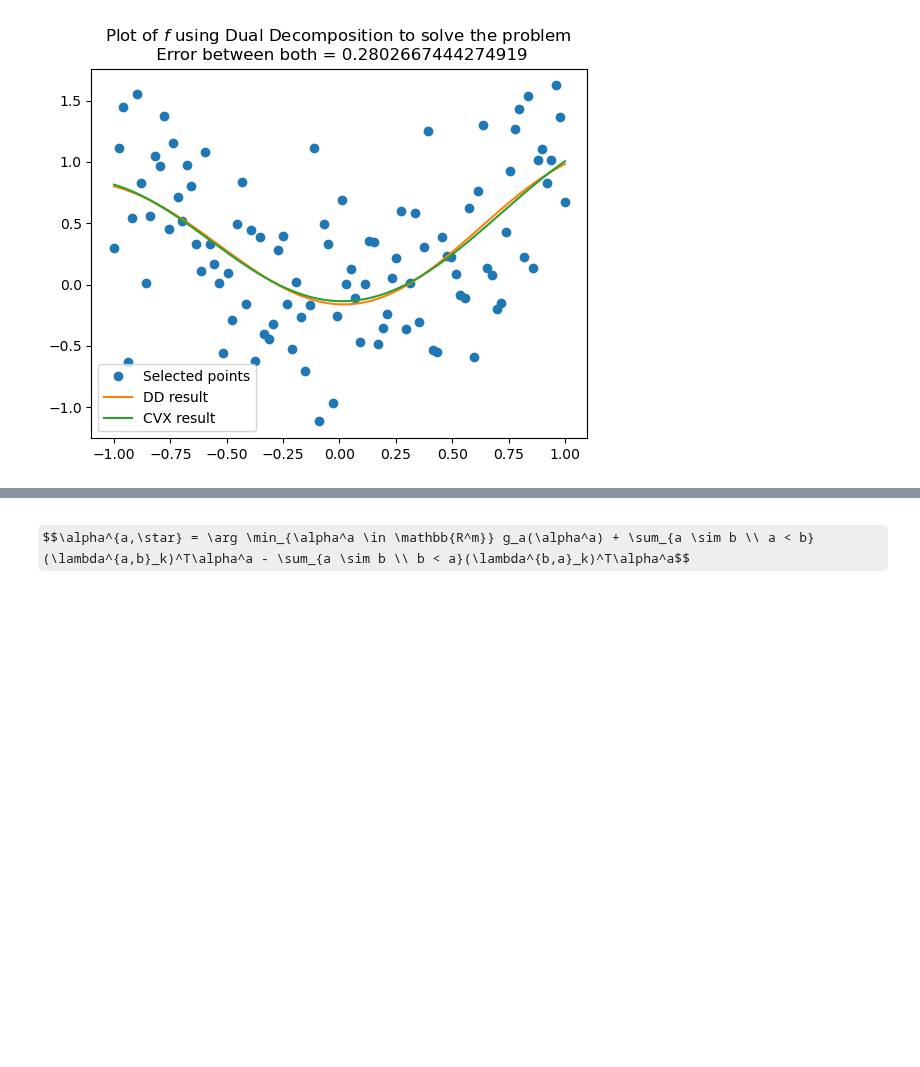
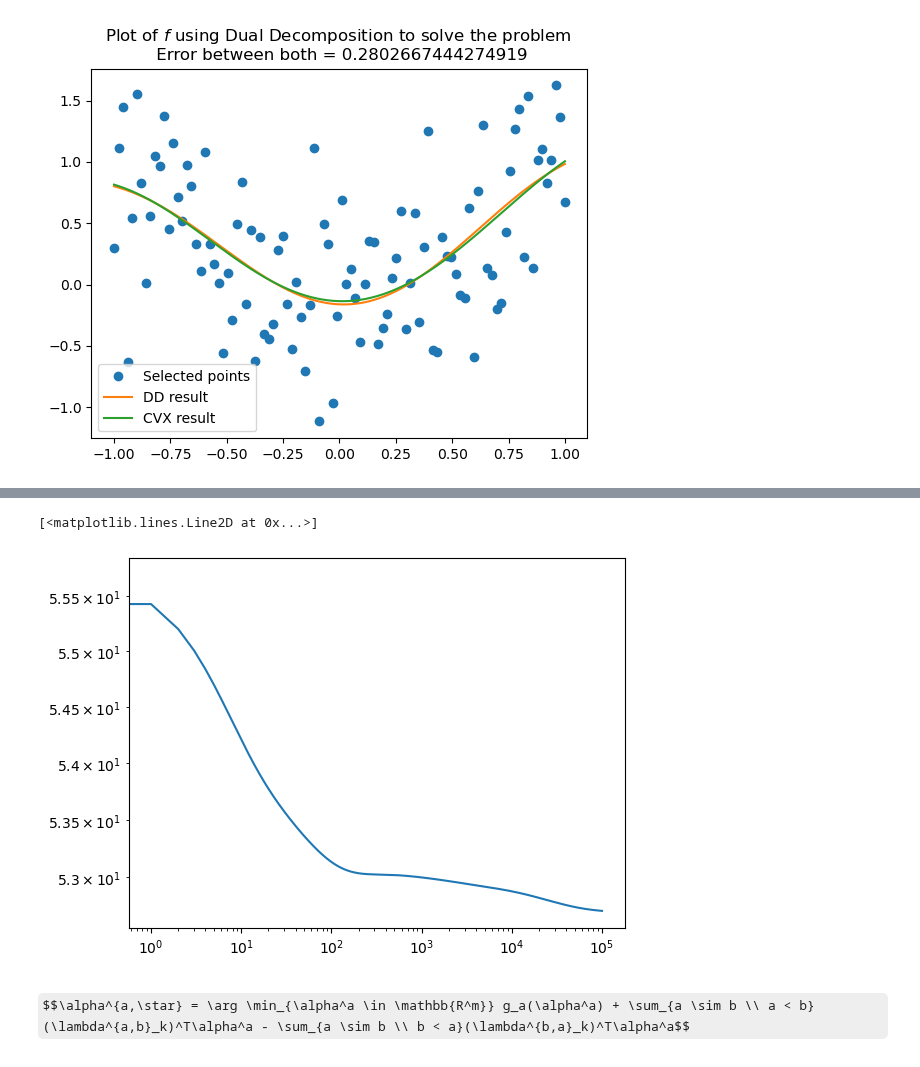
Before and after one commit to RoBarrault/SOD314, a Jupyter notebook: src/Part_one.ipynb, the cells around one changed output, grey strips where cells are left out. Saved outputs shown, nothing was run; the diff lists cells and outputs as text; code cells hidden in the pictures; some formulas as TeX source; blank space fills up the shorter version.

```diff
--- a/src/Part_one.ipynb
+++ b/src/Part_one.ipynb
@@ -519,3 +519,8 @@ plt.plot(g_val[1000:])
+# %%
+plt.loglog(g_val)
+# %% [output]
+[<matplotlib.lines.Line2D at 0x...>]
+[figure, added]
 # %% [markdown]
 $$\alpha^{a,\star} = \arg \min_{\alpha^a \in \mathbb{R^m}} g_a(\alpha^a) + \sum_{a \sim b \\ a < b}(\lambda^{a,b}_k)^T\alpha^a - \sum_{a \sim b \\ b < a}(\lambda^{b,a}_k)^T\alpha^a$$
 # %%
```
Also changed, not shown: parts of 2 cells of this notebook, 4 other files.
